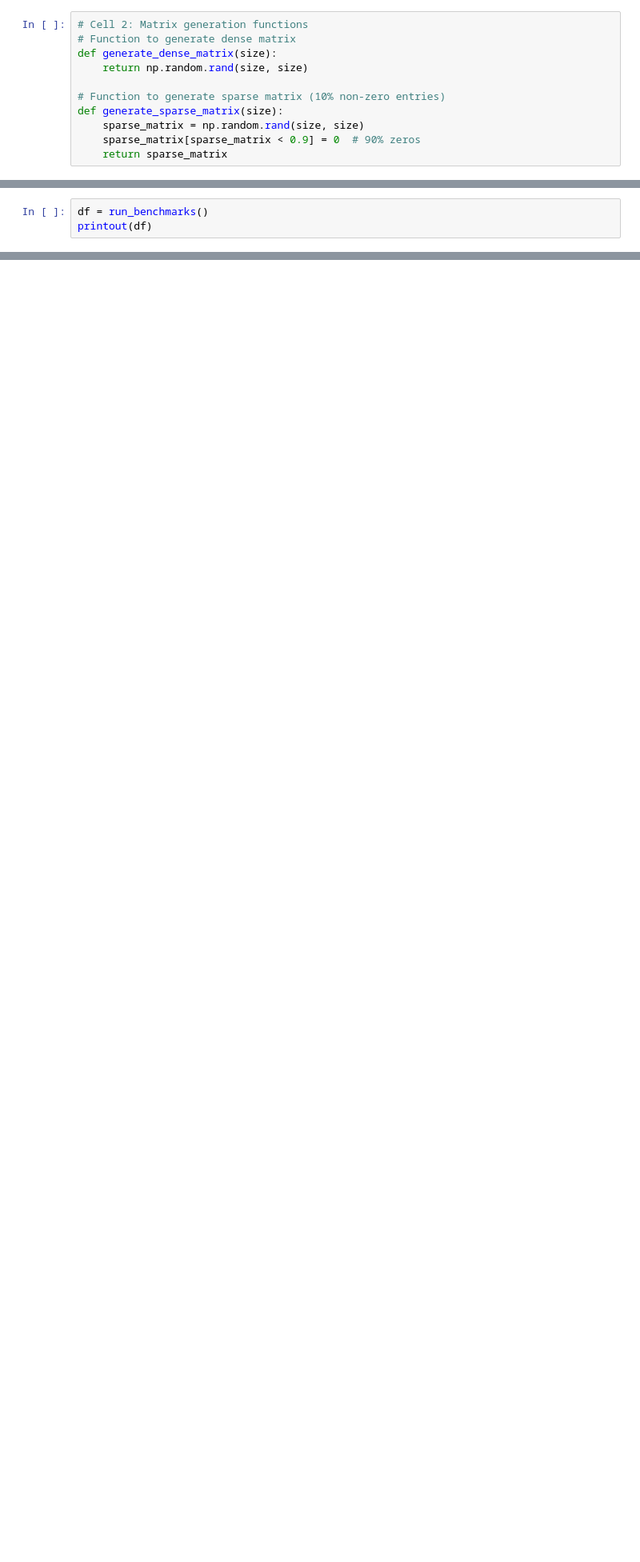
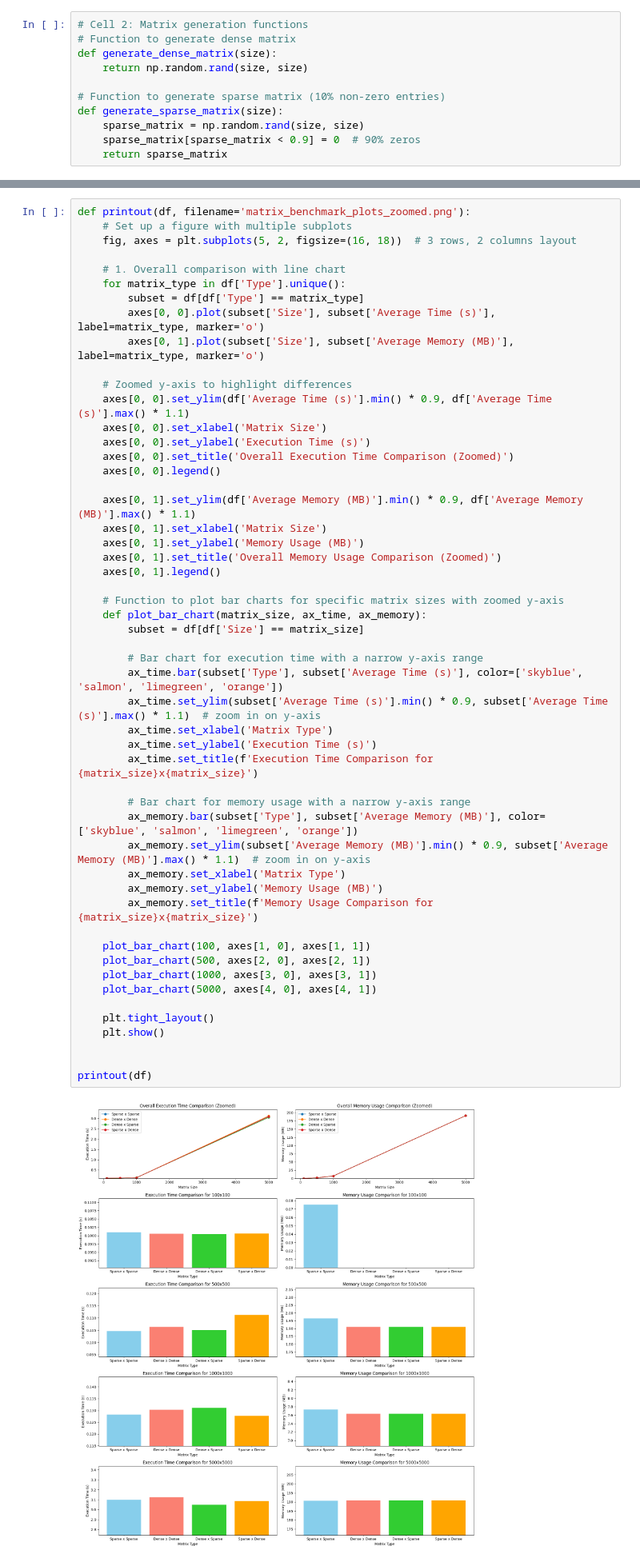
Before and after one commit to yada-kankanokkul/ML-Based-Optimization-of-Matrix-Multiplication, a Jupyter notebook: demo.ipynb, the cells around one changed output, grey strips where cells are left out. Shown at 80% size. Saved outputs shown, nothing was run; the diff lists cells and outputs as text; blank space fills up the shorter version.

```diff
--- a/demo.ipynb
+++ b/demo.ipynb
@@ -133,3 +158,0 @@ def run_benchmarks():
-# %%
-df = run_benchmarks()
-printout(df)
@@ -153,0 +159,54 @@ Benchmark results collected into DataFrame:
+# %%
+def printout(df, filename='matrix_benchmark_plots_zoomed.png'):
+    # Set up a figure with multiple subplots
+    fig, axes = plt.subplots(5, 2, figsize=(16, 18))  # 3 rows, 2 columns layout
+
+    # 1. Overall comparison with line chart
+    for matrix_type in df['Type'].unique():
+        subset = df[df['Type'] == matrix_type]
+        axes[0, 0].plot(subset['Size'], subset['Average Time (s)'], label=matrix_type, marker='o')
+        axes[0, 1].plot(subset['Size'], subset['Average Memory (MB)'], label=matrix_type, marker='o')
+
+    # Zoomed y-axis to highlight differences
+    axes[0, 0].set_ylim(df['Average Time (s)'].min() * 0.9, df['Average Time (s)'].max() * 1.1)
+    axes[0, 0].set_xlabel('Matrix Size')
+    axes[0, 0].set_ylabel('Execution Time (s)')
+    axes[0, 0].set_title('Overall Execution Time Comparison (Zoomed)')
+    axes[0, 0].legend()
+
+    axes[0, 1].set_ylim(df['Average Memory (MB)'].min() * 0.9, df['Average Memory (MB)'].max() * 1.1)
+    axes[0, 1].set_xlabel('Matrix Size')
+    axes[0, 1].set_ylabel('Memory Usage (MB)')
+    axes[0, 1].set_title('Overall Memory Usage Comparison (Zoomed)')
+    axes[0, 1].legend()
+
+    # Function to plot bar charts for specific matrix sizes with zoomed y-axis
+    def plot_bar_chart(matrix_size, ax_time, ax_memory):
+        subset = df[df['Size'] == matrix_size]
+
+        # Bar chart for execution time with a narrow y-axis range
+        ax_time.bar(subset['Type'], subset['Average Time (s)'], color=['skyblue', 'salmon', 'limegreen', 'orange'])
+        ax_time.set_ylim(subset['Average Time (s)'].min() * 0.9, subset['Average Time (s)'].max() * 1.1)  # zoom in on y-axis
+        ax_time.set_xlabel('Matrix Type')
+        ax_time.set_ylabel('Execution Time (s)')
+        ax_time.set_title(f'Execution Time Comparison for {matrix_size}x{matrix_size}')
+
+        # Bar chart for memory usage with a narrow y-axis range
+        ax_memory.bar(subset['Type'], subset['Average Memory (MB)'], color=['skyblue', 'salmon', 'limegreen', 'orange'])
+        ax_memory.set_ylim(subset['Average Memory (MB)'].min() * 0.9, subset['Average Memory (MB)'].max() * 1.1)  # zoom in on y-axis
+        ax_memory.set_xlabel('Matrix Type')
+        ax_memory.set_ylabel('Memory Usage (MB)')
+        ax_memory.set_title(f'Memory Usage Comparison for {matrix_size}x{matrix_size}')
+
+    plot_bar_chart(100, axes[1, 0], axes[1, 1])
+    plot_bar_chart(500, axes[2, 0], axes[2, 1])
+    plot_bar_chart(1000, axes[3, 0], axes[3, 1])
+    plot_bar_chart(5000, axes[4, 0], axes[4, 1])
+
+    plt.tight_layout()
+    plt.show()
+
+
+printout(df)
+# %% [output]
+[figure, added]
```
Also changed, not shown: parts of 17 cells of this notebook, 4 other files.
